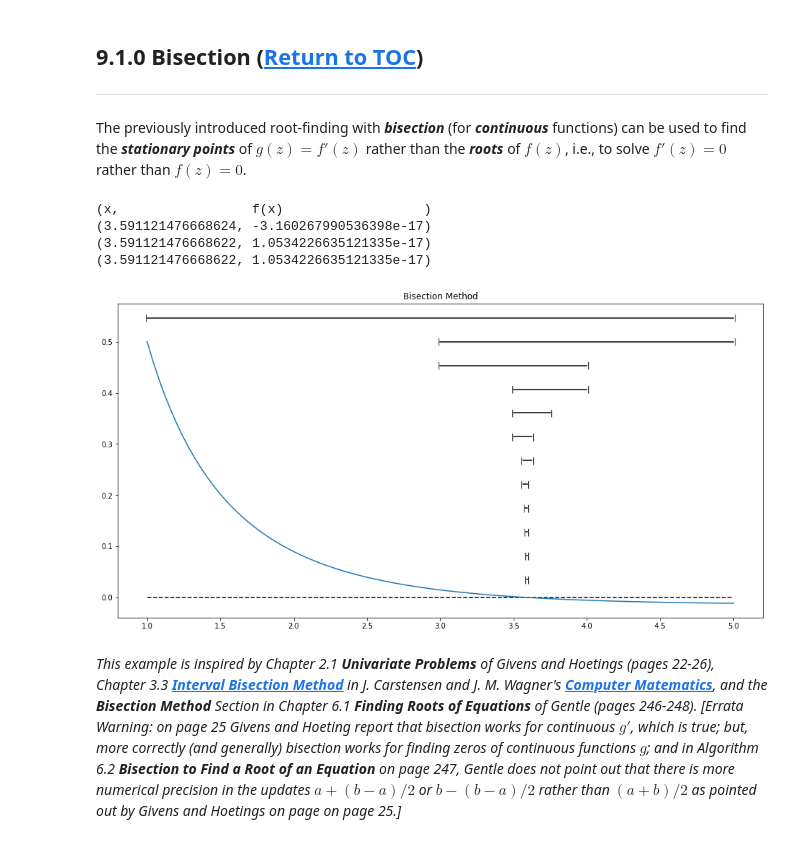
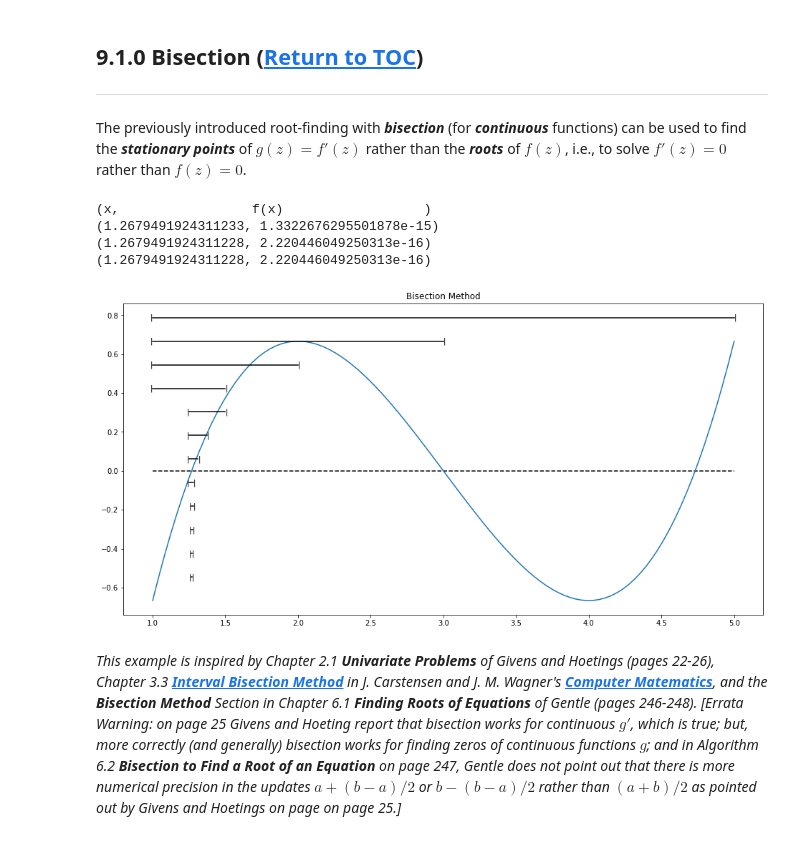
Before and after one commit to pointOfive/STA410_W23_Week9_Reading, a Jupyter notebook: Week9_roots_of_f.ipynb, the cells around one changed output. Saved outputs shown, nothing was run; the diff lists cells and outputs as text; code cells hidden in the pictures.

```diff
--- a/Week9_roots_of_f.ipynb
+++ b/Week9_roots_of_f.ipynb
@@ -365,21 +372,23 @@ The previously introduced root-finding with ***bisection*** (for ***continuous**
 $f'(z)=0$ rather than $f(z)=0$.
 # %%
 # f = lambda x: x**3 - 4*x**2 + 18*x -115
-f = lambda x: (1 + 1/x - np.log(x))/(1+x)**2
+# f = lambda x: (1 + 1/x - np.log(x))/(1+x)**2
+# for lambda x: 3x-x**3/3+(x-3)**4/12 the derivative is
+f = lambda x: 3-x+4/12*(x-3)**3
 
 fig, ax = plt.subplots(nrows=1, ncols=1, figsize=(16,8))
 bisection_root_finder(f, a=1, b=5, steps=12, ax=ax)
 _ = ax.set_title('Bisection Method')
 print('(x,                 f(x)                  )')
 print(bisection_root_finder(f, a=1, b=5, steps=50))
 print(bisection_root_finder(f, a=1, b=5, steps=100))
 print(bisection_root_finder(f, a=1, b=5, steps=150))
 # %% [output]
 (x,                 f(x)                  )
-(3.591121476668624, -3.160267990536398e-17)
-(3.591121476668622, 1.0534226635121335e-17)
-(3.591121476668622, 1.0534226635121335e-17)
+(1.2679491924311233, 1.3322676295501878e-15)
+(1.2679491924311228, 2.220446049250313e-16)
+(1.2679491924311228, 2.220446049250313e-16)
-[figure, old version]
+[figure, new version]
 # %% [markdown]
 *This example is inspired by Chapter 2.1 **Univariate Problems** of Givens and Hoetings (pages 22-26), Chapter 3.3 [**Interval Bisection Method**](https://www.tf.uni-kiel.de/matwis/amat/comp_math/kap_1/backbone/r_se19.html) in J. Carstensen and J. M. Wagner's [**Computer Matematics**](https://www.tf.uni-kiel.de/matwis/amat/comp_math/), and the **Bisection Method** Section in Chapter 6.1 **Finding Roots of Equations** of Gentle (pages 246-248). [Errata Warning: on page 25 Givens and Hoeting report that bisection works for continuous $g'$, which is true; but, more correctly (and generally) bisection works for finding zeros of continuous functions $g$; and in Algorithm 6.2 **Bisection to Find a Root of an Equation** on page 247, Gentle does not point out that there is more numerical precision in the updates $a+(b-a)/2$ or $b-(b-a)/2$ rather than $(a+b)/2$ as pointed out by Givens and Hoetings on page on page 25.]*
 # %% [markdown]
```
Also changed, not shown: parts of 22 cells of this notebook.
